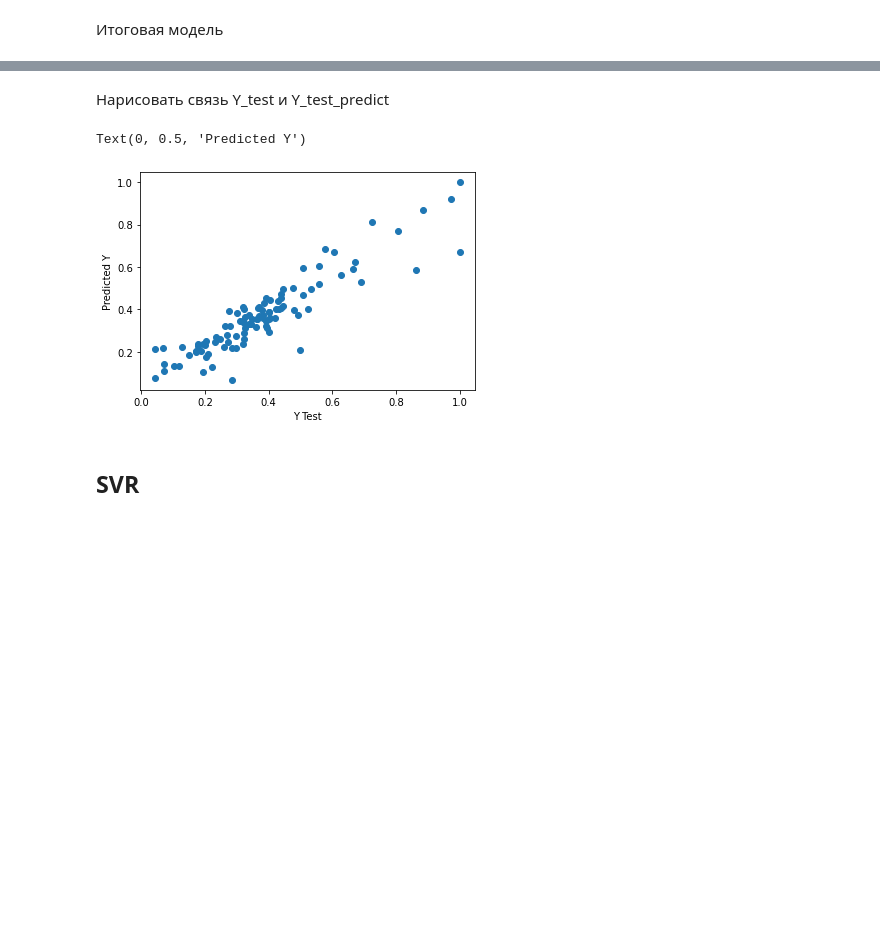
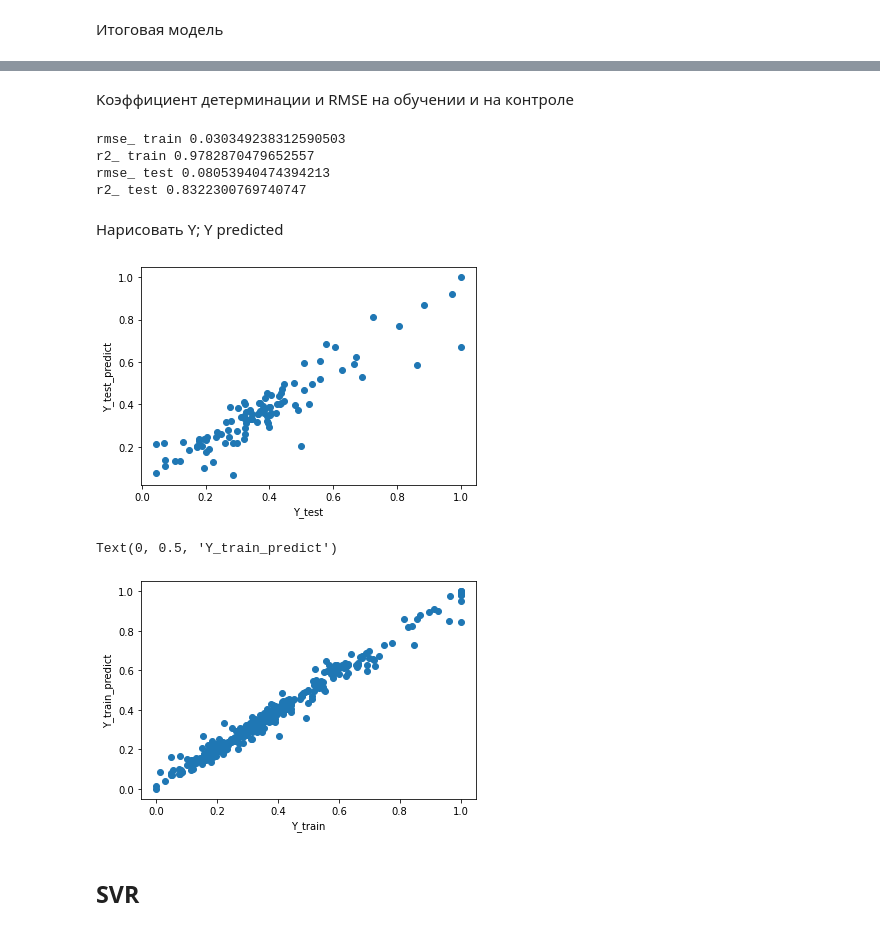
Before and after one commit to haminhtien99/MachineLearningSeminars, a Jupyter notebook: hometask/task1-1/regression.ipynb, the cells around one changed output, grey strips where cells are left out. Saved outputs shown, nothing was run; the diff lists cells and outputs as text; code cells hidden in the pictures; blank space fills up the shorter version.

```diff
--- a/hometask/task1-1/regression.ipynb
+++ b/hometask/task1-1/regression.ipynb
@@ -420,11 +408,30 @@ r2_ test 0.8322300769740747
-# %% [markdown]
-Нарисовать связь Y_test и Y_test_predict
-# %%
-plt.scatter(Y_test,y_test_predict)
-plt.xlabel('Y Test')
-plt.ylabel('Predicted Y')
-# %% [output]
-Text(0, 0.5, 'Predicted Y')
-[figure, removed]
+# %% [markdown]
+Kоэффициент детерминации и RMSE на обучении и на контроле
+# %%
+print('rmse_ train', rmse_train_2)
+print('r2_ train', r2_train_2)
+print('rmse_ test', rmse_test_2)
+print('r2_ test', r2_test_2)
+# %% [output]
+rmse_ train 0.030349238312590503
+r2_ train 0.9782870479652557
+rmse_ test 0.08053940474394213
+r2_ test 0.8322300769740747
+# %% [markdown]
+Нарисовать Y; Y predicted
+# %%
+#Нарисовать связь Y_test и Y_test_predict
+plt.scatter(Y_test,y_test_predict)
+plt.xlabel('Y_test')
+plt.ylabel('Y_test_predict')
+plt.show()
+#Нарисовать связь Y_train и Y_train_predict
+plt.scatter(Y_train,y_train_predict)
+plt.xlabel('Y_train')
+plt.ylabel('Y_train_predict')
+# %% [output]
+[figure, added]
+Text(0, 0.5, 'Y_train_predict')
+[figure, added]
 # %% [markdown]
 ## SVR
```
Also changed, not shown: parts of 27 cells of this notebook.
